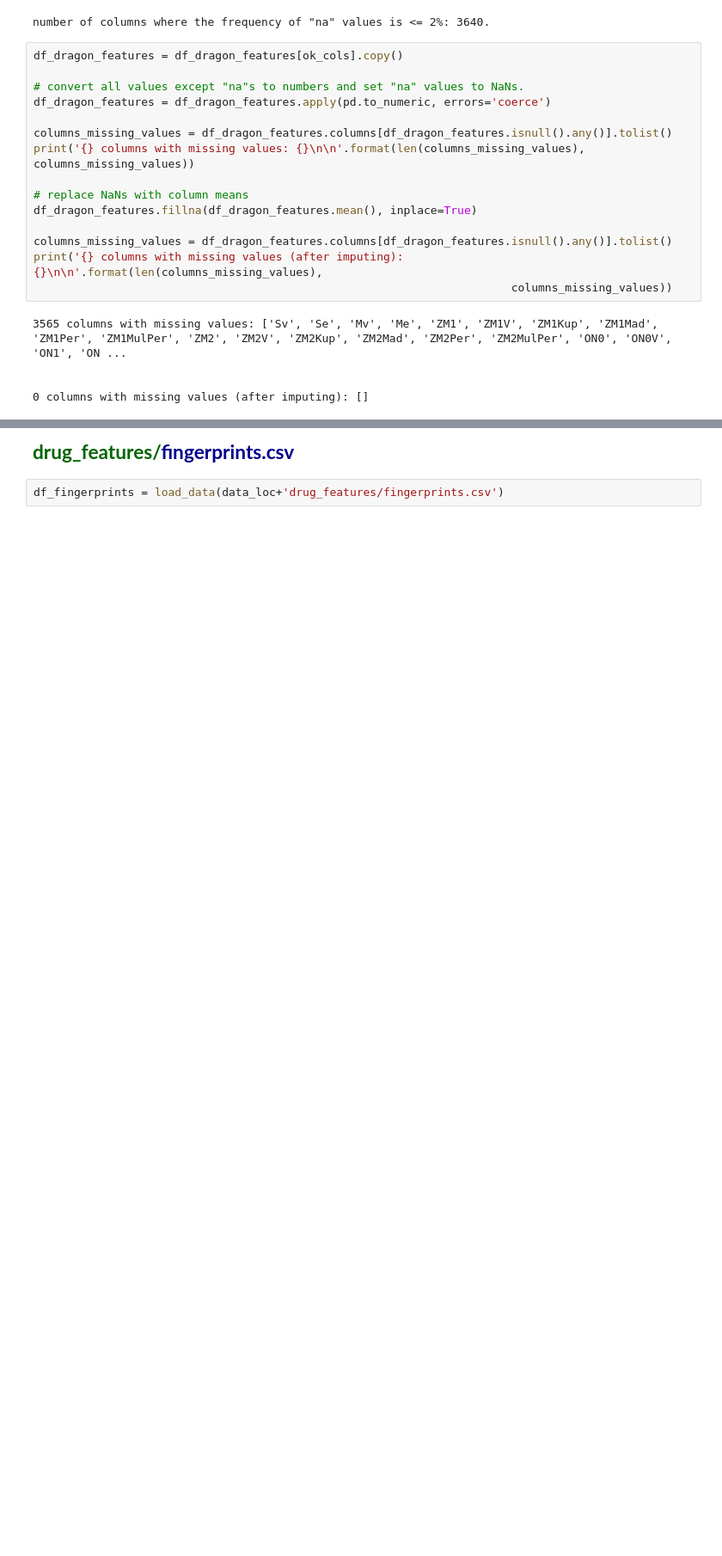
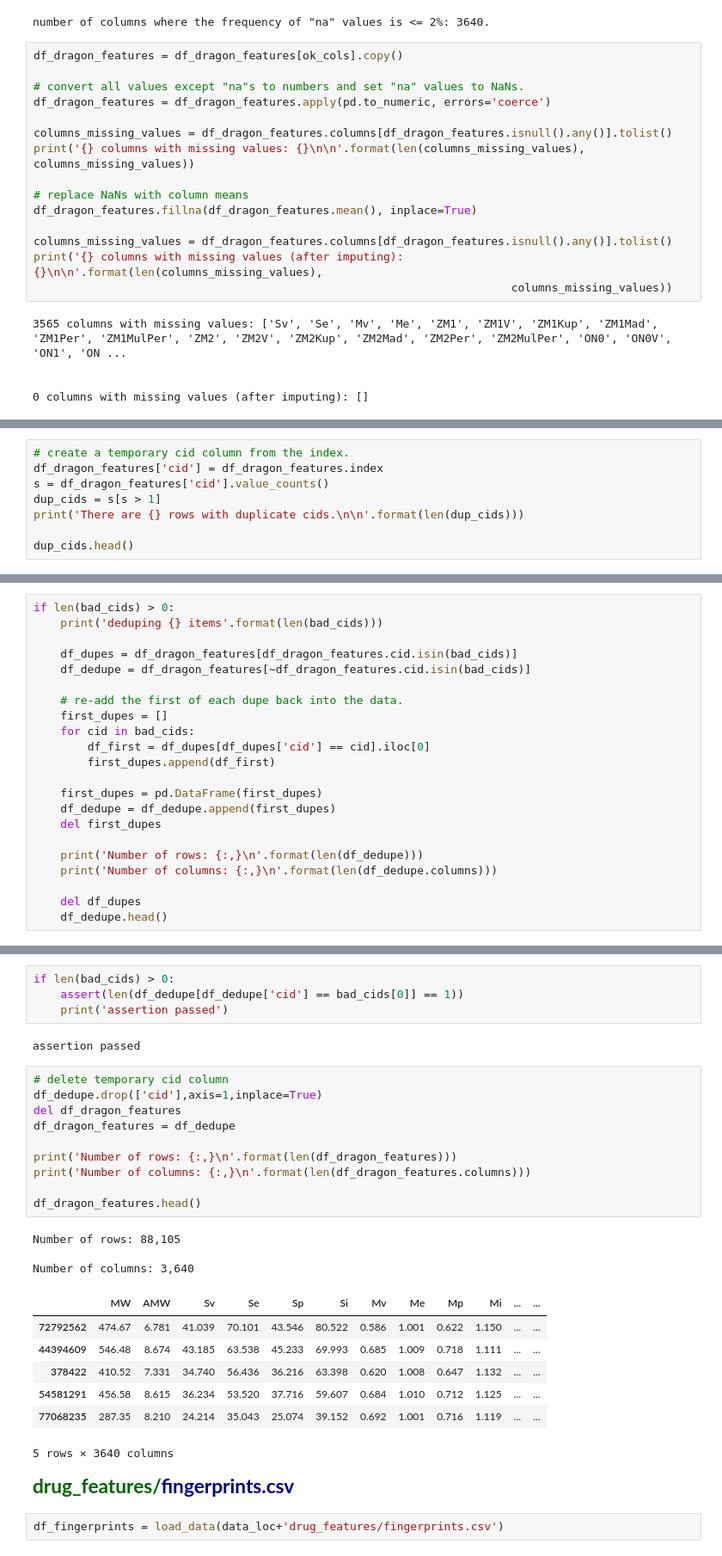
Before and after one commit to BrianDavisMath/FDA-COVID19, a Jupyter notebook: notebooks/greg-features.ipynb, the cells around one changed output, grey strips where cells are left out. Shown at 86% size. Drawn from its saved outputs; the diff is of its cells as text; blank space fills up the shorter version.

Commit message:
Adde distance-based dedupe code for dragon_features. Also, added a new notebook for looking into random projection

```diff
--- a/notebooks/greg-features.ipynb
+++ b/notebooks/greg-features.ipynb
@@ -163,0 +173,8 @@ print('{} columns with missing values (after imputing): {}\n\n'.format(len(colum
+# %%
+# create a temporary cid column from the index.
+df_dragon_features['cid'] = df_dragon_features.index
+s = df_dragon_features['cid'].value_counts()
+dup_cids = s[s > 1]
+print('There are {} rows with duplicate cids.\n\n'.format(len(dup_cids)))
+
+dup_cids.head()
@@ -163,0 +219,22 @@ print('{} columns with missing values (after imputing): {}\n\n'.format(len(colum
+# %%
+if len(bad_cids) > 0:
+    print('deduping {} items'.format(len(bad_cids)))
+
+    df_dupes = df_dragon_features[df_dragon_features.cid.isin(bad_cids)]
+    df_dedupe = df_dragon_features[~df_dragon_features.cid.isin(bad_cids)]
+
+    # re-add the first of each dupe back into the data.
+    first_dupes = []
+    for cid in bad_cids:
+        df_first = df_dupes[df_dupes['cid'] == cid].iloc[0]
+        first_dupes.append(df_first)
+
+    first_dupes = pd.DataFrame(first_dupes)
+    df_dedupe = df_dedupe.append(first_dupes)
+    del first_dupes
+
+    print('Number of rows: {:,}\n'.format(len(df_dedupe)))
+    print('Number of columns: {:,}\n'.format(len(df_dedupe.columns)))
+
+    del df_dupes
+    df_dedupe.head()
@@ -164,3 +246,30 @@ print('{} columns with missing values (after imputing): {}\n\n'.format(len(colum
+# %%
+if len(bad_cids) > 0:
+    assert(len(df_dedupe[df_dedupe['cid'] == bad_cids[0]] == 1))
+    print('assertion passed')
+# %% [output]
+assertion passed
+# %%
+# delete temporary cid column
+df_dedupe.drop(['cid'],axis=1,inplace=True)
+del df_dragon_features
+df_dragon_features = df_dedupe
+
+print('Number of rows: {:,}\n'.format(len(df_dragon_features)))
+print('Number of columns: {:,}\n'.format(len(df_dragon_features.columns)))
+
+df_dragon_features.head()
+# %% [output]
+Number of rows: 88,105
+
+Number of columns: 3,640
+|  | MW | AMW | Sv | Se | Sp | Si | Mv | Me | Mp | Mi | ... | ... |
+| 72792562 | 474.67 | 6.781 | 41.039 | 70.101 | 43.546 | 80.522 | 0.586 | 1.001 | 0.622 | 1.150 | ... | ... |
+| 44394609 | 546.48 | 8.674 | 43.185 | 63.538 | 45.233 | 69.993 | 0.685 | 1.009 | 0.718 | 1.111 | ... | ... |
+| 378422 | 410.52 | 7.331 | 34.740 | 56.436 | 36.216 | 63.398 | 0.620 | 1.008 | 0.647 | 1.132 | ... | ... |
+| 54581291 | 456.58 | 8.615 | 36.234 | 53.520 | 37.716 | 59.607 | 0.684 | 1.010 | 0.712 | 1.125 | ... | ... |
+| 77068235 | 287.35 | 8.210 | 24.214 | 35.043 | 25.074 | 39.152 | 0.692 | 1.001 | 0.716 | 1.119 | ... | ... |
+5 rows × 3640 columns
 # %% [markdown]
 <span style="font-weight:bold; font-size:17pt; color:darkgreen;">drug_features/</span><span style="font-weight:bold; font-size:17pt; color:darkblue;">fingerprints.csv</span>
 # %%
```
Also changed, not shown: parts of 8 cells of this notebook, 1 other file.
